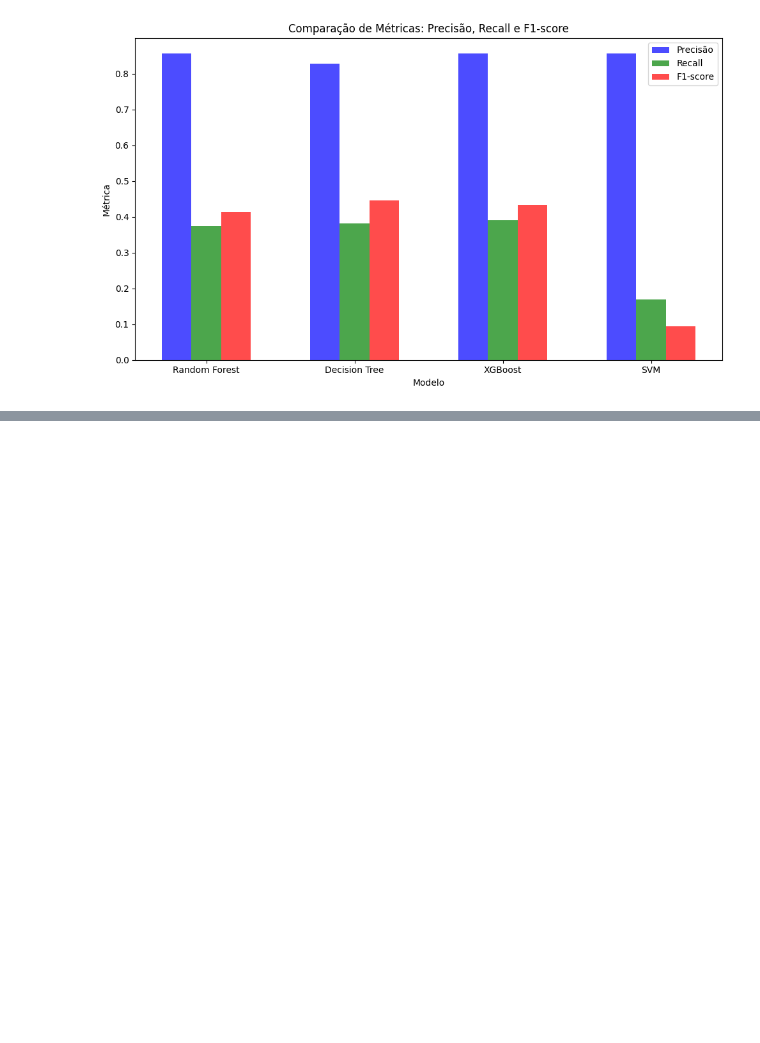
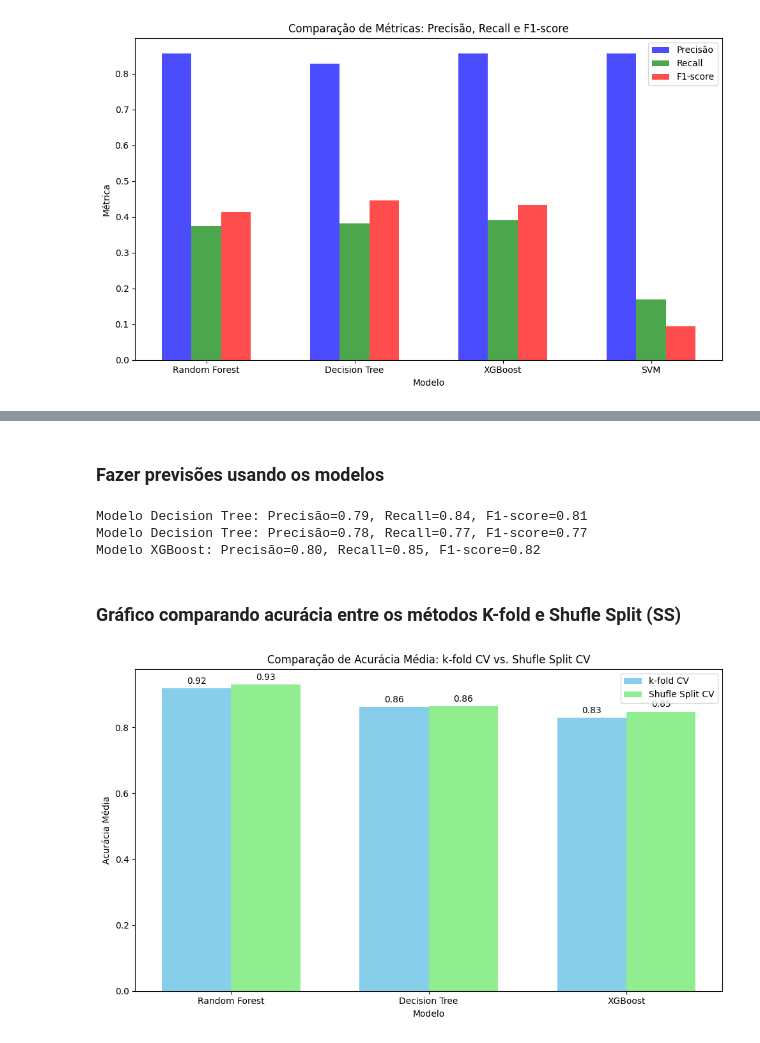
Before and after one commit to Thequing/Diabetes-analysis, a Jupyter notebook: Diabetes.ipynb, the cells around one changed output, grey strips where cells are left out. Drawn from its saved outputs; the diff is of its cells as text; code cells hidden in the pictures; blank space fills up the shorter version.

```diff
--- a/Diabetes.ipynb
+++ b/Diabetes.ipynb
@@ -147,0 +239,3 @@ plt.show()
+# %%
+xgb_clf = XGBClassifier(random_state=42)
+xgb_clf.fit(X_resampled, y_resampled)
@@ -147,0 +256,8 @@ plt.show()
+# %%
+rf_ss_scores = cross_val_score(rf_clf, X_resampled, y_resampled, cv=ss)
+dt_ss_scores = cross_val_score(dt_clf, X_resampled, y_resampled, cv=ss)
+xgb_ss_scores = cross_val_score(xgb_clf, X_resampled, y_resampled, cv=ss)
+
+print(f'Acurácia média do Random Forest (Shuffle Split): {rf_ss_scores.mean():.2f}')
+print(f'Acurácia média do Decision Tree (Shuffle Split): {dt_ss_scores.mean():.2f}')
+print(f'Acurácia média do XGBoost (Shuffle Split): {xgb_ss_scores.mean():.2f}')
@@ -147,0 +270,9 @@ plt.show()
+# %%
+k=5
+rf_cv_scores = cross_val_score(rf_clf, X_resampled, y_resampled, cv=k)
+dt_cv_scores = cross_val_score(dt_clf, X_resampled, y_resampled, cv=k)
+xgb_cv_scores = cross_val_score(xgb_clf, X_resampled, y_resampled, cv=k)
+
+print(f'Acurácia média do Random Forest (k-fold CV): {rf_cv_scores.mean():.2f}')
+print(f'Acurácia média do Decision Tree (k-fold CV): {dt_cv_scores.mean():.2f}')
+print(f'Acurácia média do XGBoost (k-fold CV): {xgb_cv_scores.mean():.2f}')
@@ -147,0 +283,59 @@ plt.show()
+# %% [markdown]
+### Fazer previsões usando os modelos
+# %%
+rf_predictions = rf_clf.predict(X_test)
+dt_predictions = dt_clf.predict(X_test)
+xgb_predictions = xgb_clf.predict(X_test)
+
+# Calcular as métricas para cada modelo
+rf_precision, rf_recall, rf_f1, _ = precision_recall_fscore_support(y_test, rf_predictions, average='weighted')
+dt_precision, dt_recall, dt_f1, _ = precision_recall_fscore_support(y_test, dt_predictions, average='weighted')
+xgb_precision, xgb_recall, xgb_f1, _ = precision_recall_fscore_support(y_test, xgb_predictions, average='weighted')
+
+# Imprimir as métricas para cada modelo
+print(f'Modelo Decision Tree: Precisão={rf_precision:.2f}, Recall={rf_recall:.2f}, F1-score={rf_f1:.2f}')
+print(f'Modelo Decision Tree: Precisão={dt_precision:.2f}, Recall={dt_recall:.2f}, F1-score={dt_f1:.2f}')
+print(f'Modelo XGBoost: Precisão={xgb_precision:.2f}, Recall={xgb_recall:.2f}, F1-score={xgb_f1:.2f}')
+# %% [output]
+Modelo Decision Tree: Precisão=0.79, Recall=0.84, F1-score=0.81
+Modelo Decision Tree: Precisão=0.78, Recall=0.77, F1-score=0.77
+Modelo XGBoost: Precisão=0.80, Recall=0.85, F1-score=0.82
+# %% [markdown]
+### Gráfico comparando acurácia entre os métodos K-fold e Shufle Split (SS)
+# %%
+kfold_accuracies = [rf_cv_scores.mean(), dt_cv_scores.mean(), xgb_cv_scores.mean()]
+ss_accuracies = [rf_ss_scores.mean(), dt_ss_scores.mean(), xgb_ss_scores.mean()]
+labels = ['Random Forest', 'Decision Tree', 'XGBoost']
+
+x = np.arange(len(labels))  # localização dos labels no eixo x
+width = 0.35  # largura das barras
+
+fig, ax = plt.subplots(figsize=(10, 6))
+rects1 = ax.bar(x - width/2, kfold_accuracies, width, label='k-fold CV', color='skyblue')
+rects2 = ax.bar(x + width/2, ss_accuracies, width, label='Shufle Split CV', color='lightgreen')
+
+# Adicionar rótulos, título e legendas personalizadas
+ax.set_xlabel('Modelo')
+ax.set_ylabel('Acurácia Média')
+ax.set_title('Comparação de Acurácia Média: k-fold CV vs. Shufle Split CV')
+ax.set_xticks(x)
+ax.set_xticklabels(labels)
+ax.legend()
+
+# Função para adicionar rótulos de dados em cima das barras
+def autolabel(rects):
+    for rect in rects:
+        height = rect.get_height()
+        ax.annotate('{}'.format(round(height, 2)),
+                    xy=(rect.get_x() + rect.get_width() / 2, height),
+                    xytext=(0, 3),  # deslocamento vertical dos rótulos
+                    textcoords="offset points",
+                    ha='center', va='bottom')
+
+autolabel(rects1)
+autolabel(rects2)
+
+fig.tight_layout()
+plt.show()
+# %% [output]
+[figure, added]
```
Also changed, not shown: parts of 45 cells of this notebook.
